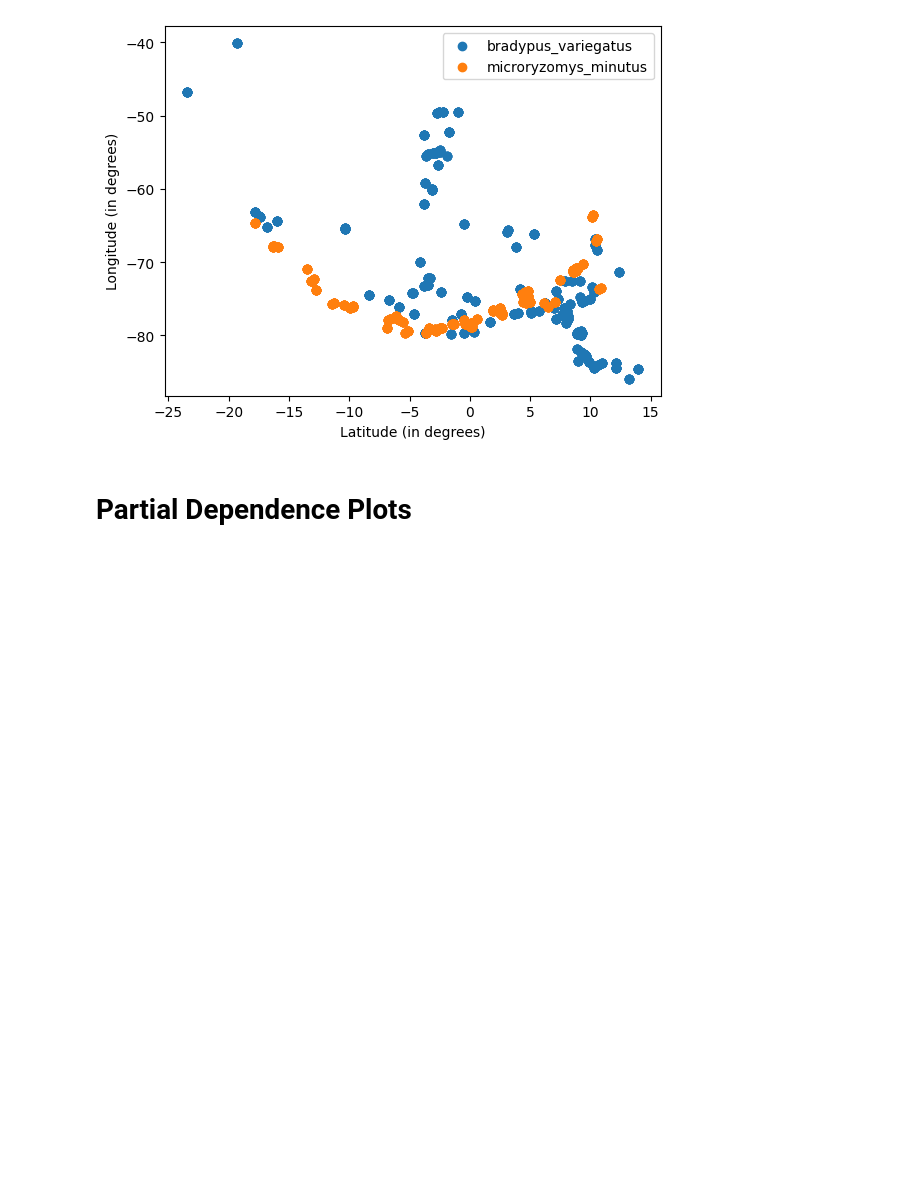
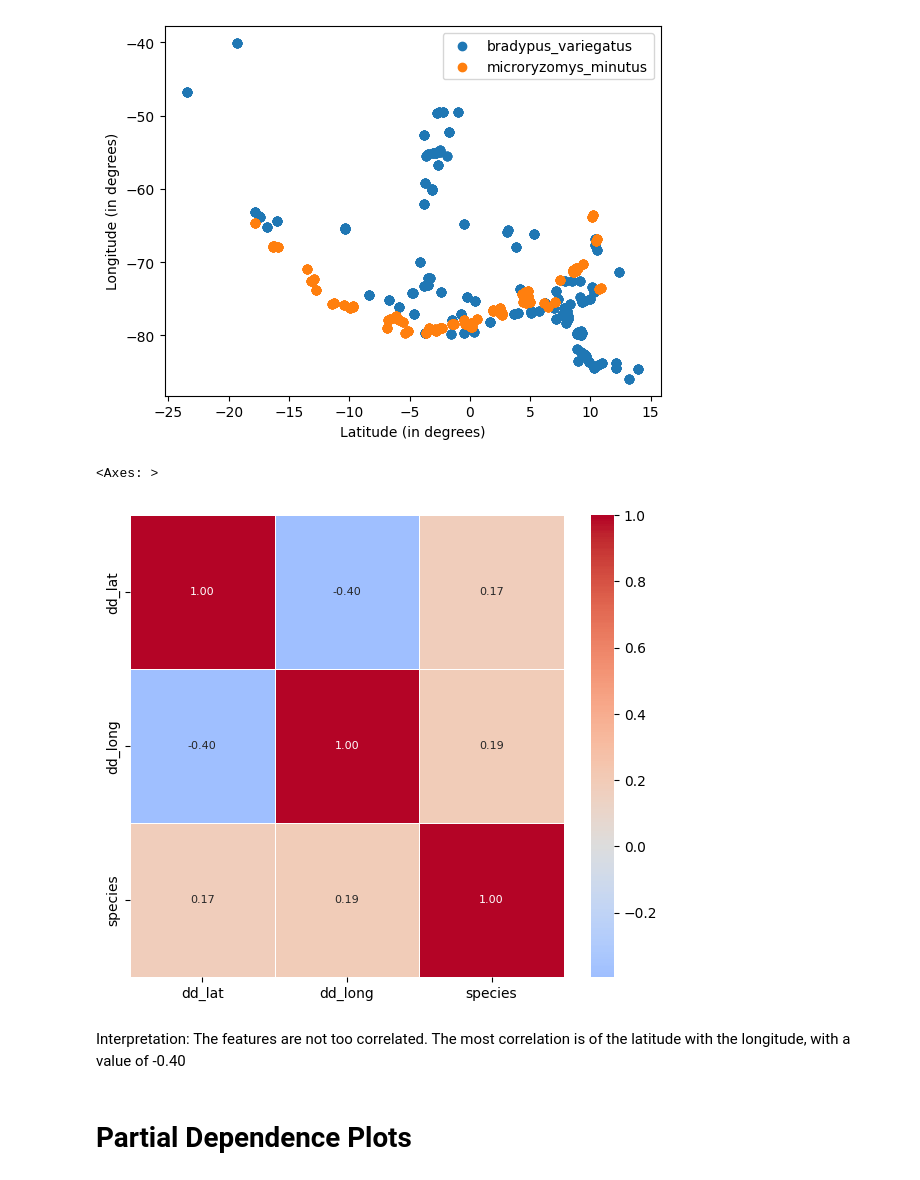
Before and after one commit to shaunak-badani/XAI, a Jupyter notebook: Assignment04/ExplainableTechniquesII.ipynb, the cells around one changed output. Drawn from its saved outputs; the diff is of its cells as text; code cells hidden in the pictures; blank space fills up the shorter version.

```diff
--- a/Assignment04/ExplainableTechniquesII.ipynb
+++ b/Assignment04/ExplainableTechniquesII.ipynb
@@ -85,5 +66,20 @@ Text(0, 0.5, 'Longitude (in degrees)')
 [figure]
 # %%
 X = pd.DataFrame({'dd_lat': dd_lat, 'dd_long': dd_long, 'species': species_unique})
+X = X.replace({'microryzomys_minutus': 0, 'bradypus_variegatus': 1})
+# %%
+# Calculate correlation matrix
+corr_matrix = X.corr()
+
+#create the figure
+plt.figure(figsize=(7, 6))
+
+# Create a heatmap using seaborn
+sns.heatmap(corr_matrix, annot=True, fmt=".2f", annot_kws={"size": 8}, cmap='coolwarm', center=0, linewidths=0.5)
+# %% [output]
+<Axes: >
+[figure, added]
+# %% [markdown]
+Interpretation: The features are not too correlated. The most correlation is of the latitude with the longitude, with a value of -0.40
 # %% [markdown]
 # Partial Dependence Plots
```
Also changed, not shown: parts of 13 cells of this notebook.
